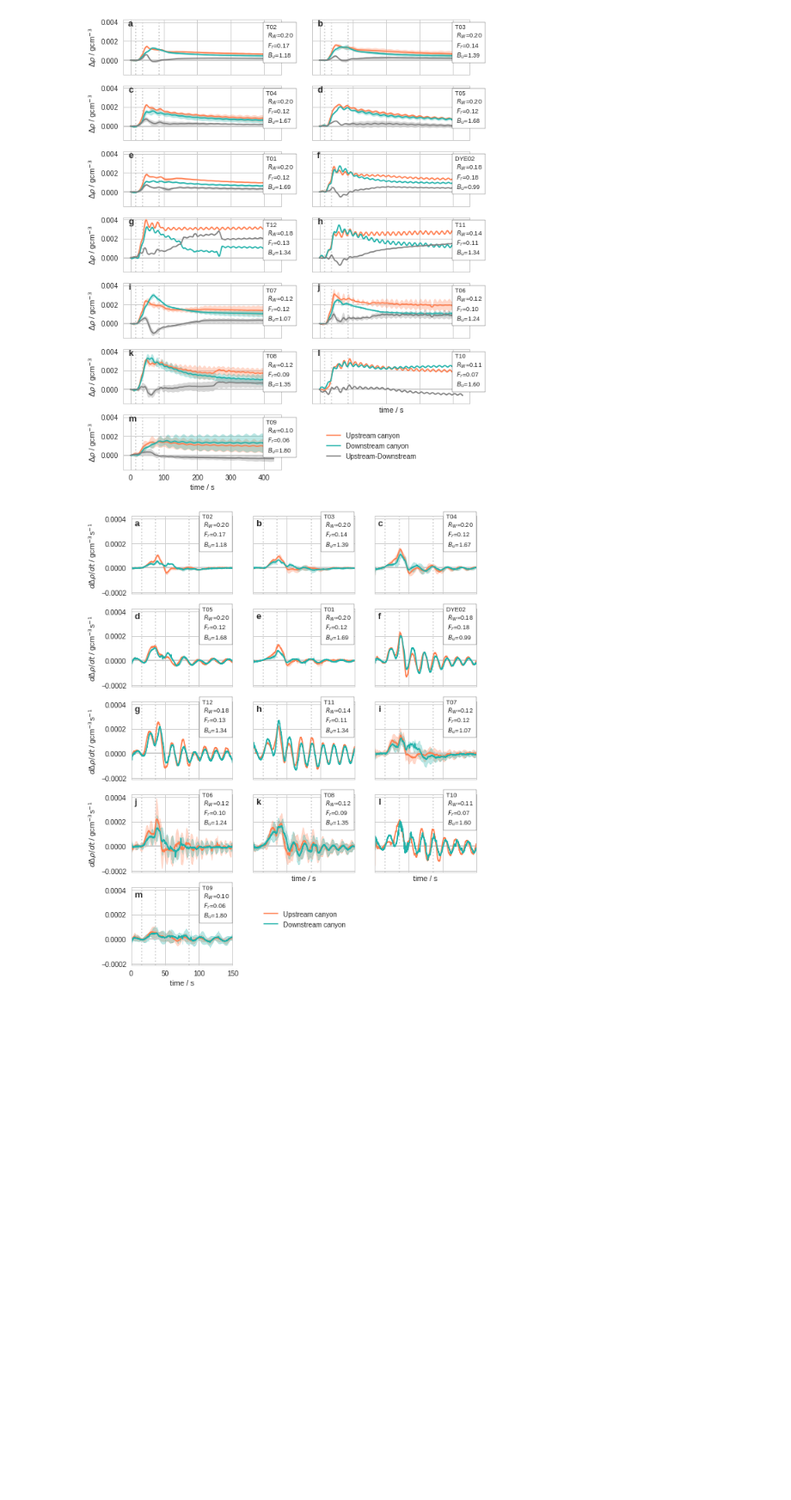
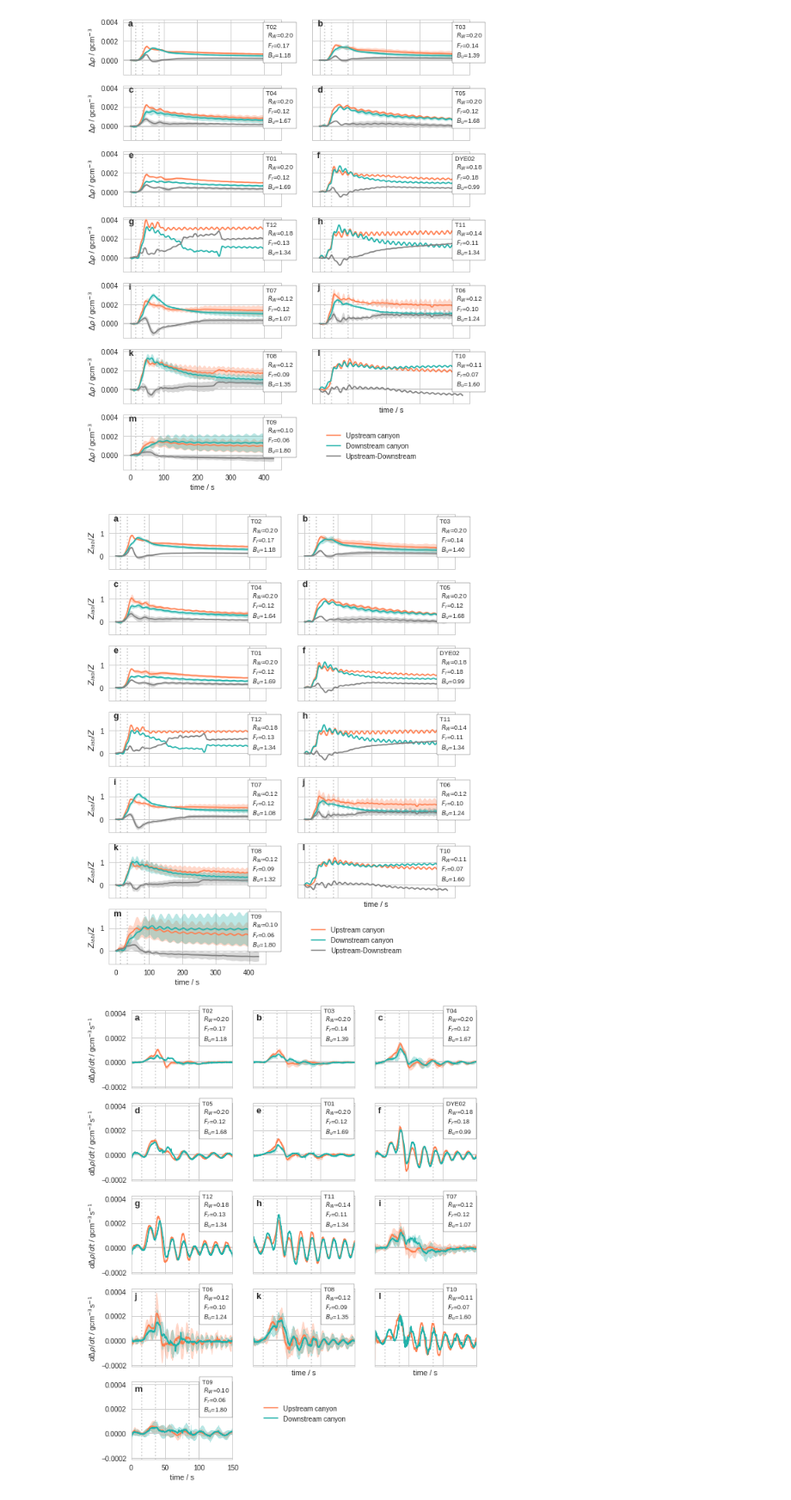
Before and after one commit to UBC-MOAD/MultipleCanyons, a Jupyter notebook: lab/Conduino/notebooks/two_canyons-Z.ipynb, the cells around one changed output. Shown at 86% size. Saved outputs shown, nothing was run; the diff lists cells and outputs as text; code cells hidden in the pictures; blank space fills up the shorter version.

Commit message:
added time series plot of Zlab/Z for two canyon experiments

```diff
--- a/lab/Conduino/notebooks/two_canyons-Z.ipynb
+++ b/lab/Conduino/notebooks/two_canyons-Z.ipynb
@@ -172,6 +172,102 @@ ax12.legend(bbox_to_anchor=(1.25,0.8))
 plt.savefig('figures/twocanyon_timeseries.pdf', format='pdf', transparent=False, bbox_inches='tight')
 # %% [output]
 [figure]
+# %%
+fig, ((ax0,ax1),(ax2,ax3),(ax4,ax5),(ax6,ax7),(ax8,ax9),(ax10,ax11),(ax12,ax13)) = plt.subplots(7, 2, figsize=(9,12),
+                                                                                    sharey=True, sharex=True)
+
+axs = [ax0,ax1,ax2,ax3,ax4,ax5,ax6,ax7,ax8,ax9,ax10,ax11,ax12]
+filepath =  exdic.T01['dir']+ exdic.T01['run_files'][0]
+mat = sio.loadmat(filepath, squeeze_me=True)
+time = mat['time']
+panel_labels = ['a','b','c','d','e','f','g','h','i','j','k','l','m']
+exp_names = ['T02','T03', 'T04', 'T05', 'T01','DYE02', 'T12', 'T11',
+            'T07', 'T06','T08', 'T10',  'T09']
+rho0 = 998.5
+g = 9.81
+W = 0.05 # m
+L = 0.12 # m
+
+for exp, kk, ax,pan_lab, name in zip(exp_Norder, range(exp_num), axs, panel_labels, exp_names):
+    Zprobe1 = np.zeros((len(time),len(exp['run_files'])))
+    Zprobe2 = np.zeros((len(time),len(exp['run_files'])))
+    Zprobe_dif = np.zeros((len(time),len(exp['run_files'])))
+    N = np.ones(len(exp['run_files']))*np.nan
+    for ii,col in zip(range(len(exp['run_files'])),colors):
+
+        filepath = exp['dir']+exp['run_files'][ii]
+        mat = sio.loadmat(filepath, squeeze_me=True)
+        P1 = mat['ch1']
+        P2 = mat['ch2']
+        dt = mat['dt']
+        time = mat['time']
+        if exp['calibration']=='09Aug19':
+            dens1 = ctools.densANK1_09Aug19(P1)
+            dens2 = ctools.densANK2_09Aug19(P2)
+        else:
+            dens1 = ctools.densANK1_17Aug19(P1)
+            dens2 = ctools.densANK2_17Aug19(P2)
+
+        inertial_period = 1/((exp["fo"])/(2*np.pi))
+        win = int(inertial_period/dt)
+
+        if np.isnan(exp["rho_sb"][ii])==True:
+            N[ii] =((g/rho0)*((1000*exp["rho_sb"][ii-1]-1000*exp["rho_top"][ii-1])/(exp["hsb"]*0.01)))**0.5
+        else:
+            N[ii] =((g/rho0)*((1000*exp["rho_sb"][ii]-1000*exp["rho_top"][ii])/(exp["hsb"]*0.01)))**0.5
+
+        Zprobe1[:,ii] = 100*(((g/rho0)*1000*ctools.filter_timeseries((dens1-dens1[0]),winlen=win))/N[ii]**2) # cm
+        Zprobe2[:,ii] = 100*(((g/rho0)*1000*ctools.filter_timeseries((dens2-dens2[0]),winlen=win))/N[ii]**2)
+        Zprobe_dif[:,ii] = Zprobe1[:,ii]-Zprobe2[:,ii]
+
+    Navg = np.nanmean(N)
+
+    f = exp["fo"] # rad/s
+    U = exp["U"]/100 # m/s
+    Hs = exp["hsb"]/100 # m
+    Fr = np.nanmean(U/(N*Hs))
+    Bu = np.nanmean(N*Hs/(f*W))
+    s = (0.029-0.005)/(0.215) # (Hsb-Hcoast)/(dist coast to sb) = 0.112
+    Dh = (f*L)/Navg
+    Rw = U/(f*W)
+    Rl = U/(f*L)
+    Fw = Rw/(0.9+Rw)
+    Se = (s*Navg)/(f*((Fw/Rl)**0.5))
+    Z_HA2013 = 100*Dh*((1.8*((Fw*Rl)**0.5)*(1-0.42*Se))+0.05) # cm
+    plot_uprofile(ax)
+
+    ax.text(0.905,0.3,'%s \n $R_W$=%1.2f \n $F_r$=%1.2f \n $B_u$=%1.2f' \
+            %(name,Rw,Fr,Bu), transform=ax.transAxes,fontsize=9,
+            bbox=dict(facecolor='white', alpha=1) )
+    Zavg1 = np.nanmean(Zprobe1, axis=1)
+    Zstd1 = np.nanstd(Zprobe1, axis=1)
+    ax.plot(time, Zavg1/Z_HA2013 ,'-',color='coral', label='Upstream canyon')
+    ax.fill_between(time, (Zavg1+Zstd1)/Z_HA2013, (Zavg1-Zstd1)/Z_HA2013,
+                    color='coral', alpha=0.3)
+
+    Zavg2 = np.nanmean(Zprobe2, axis=1)
+    Zstd2 = np.nanstd(Zprobe2, axis=1)
+    ax.plot(time, Zavg2/Z_HA2013 ,'-',color='lightseagreen', label='Downstream canyon')
+    ax.fill_between(time, (Zavg2+Zstd2)/Z_HA2013, (Zavg2-Zstd2)/Z_HA2013,
+                    color='lightseagreen', alpha=0.3)
+
+    Zavg3 = np.nanmean(Zprobe_dif, axis=1)
+    Zstd3 = np.nanstd(Zprobe_dif, axis=1)
+    ax.plot(time, Zavg3/Z_HA2013 ,'-',color='0.5', label='Upstream-Downstream')
+    ax.fill_between(time, (Zavg3+Zstd3)/Z_HA2013, (Zavg3-Zstd3)/Z_HA2013,
+                    color='0.5', alpha=0.3)
+
+    ax.text(0.03,0.88, pan_lab, fontweight='bold', fontsize=13, transform=ax.transAxes)
+
+ax13.axis("off")
+for ax in [ax0,ax2,ax4,ax6,ax8, ax10,ax12]:
+    ax.set_ylabel(r'$Z_{lab}/Z$')
+ax12.set_xlabel('time / s')
+ax11.set_xlabel('time / s')
+ax12.legend(bbox_to_anchor=(1.25,0.8))
+plt.savefig('figures/twocanyon_Ztimeseries_normalized.pdf', format='pdf', transparent=False, bbox_inches='tight')
+# %% [output]
+[figure, added]
 # %%
 fig, ((ax0,ax1,ax2),(ax3,ax4,ax5),(ax6,ax7,ax8),(ax9,ax10,ax11),(ax12,ax13,ax14)) = plt.subplots(5, 3, figsize=(9,12),
                                                                                     sharey=True, sharex=True)
```
